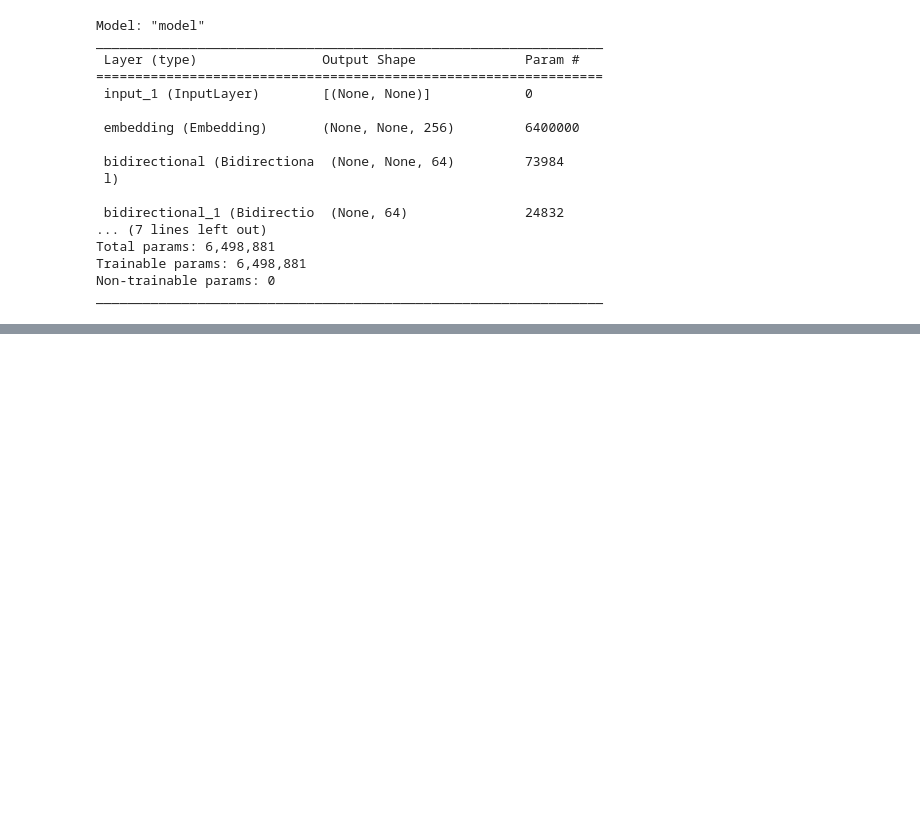
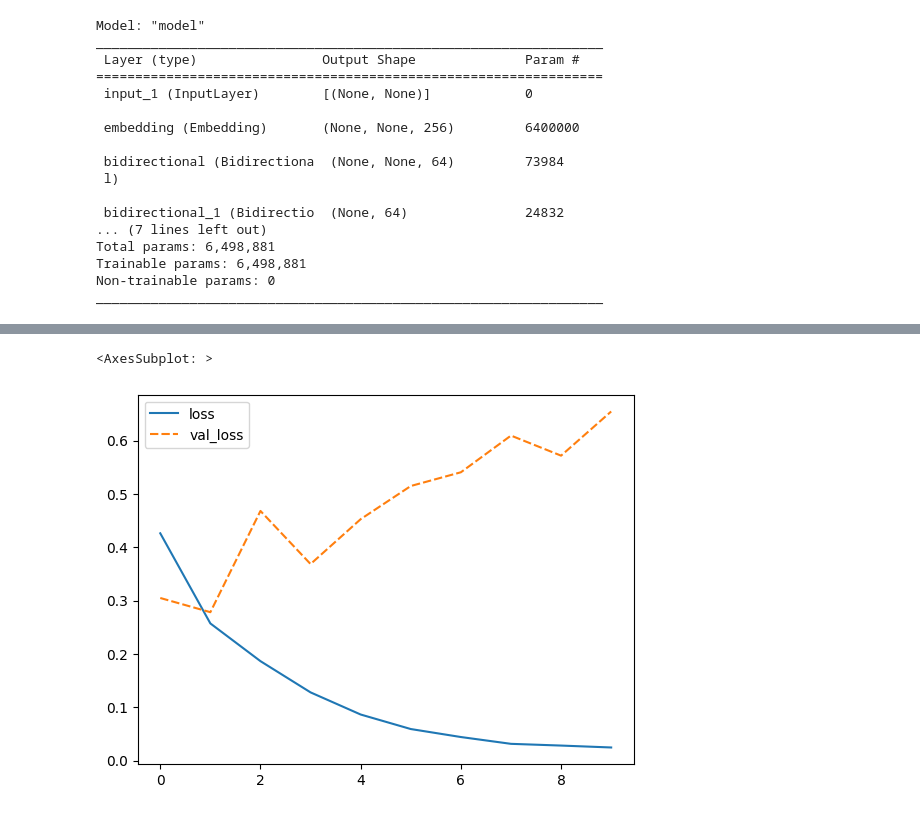
Before and after one commit to ahanaf019/Text-Classification-Deep-Learning, a Jupyter notebook: Bidirectional-Lstm.ipynb, the cells around one changed output, grey strips where cells are left out. Cells and saved outputs as stored; diff of their text form; code cells hidden in the pictures; blank space fills up the shorter version.

Commit message:
Trained Bidirectional-LSTM from scratch

```diff
--- a/Bidirectional-Lstm.ipynb
+++ b/Bidirectional-Lstm.ipynb
@@ -46,7 +47,7 @@ int_test_ds = test_ds.map(lambda x, y: (text_vectorizer(x), y), num_parallel_cal
 # %%
 inputs = keras.Input(shape=(None,), dtype='int64')
 
-embeded = keras.layers.Embedding(input_dim=max_tokens, output_dim=256)(inputs)
+embeded = keras.layers.Embedding(input_dim=max_tokens, output_dim=256, mask_zero=True)(inputs)
 
 x = keras.layers.Bidirectional(keras.layers.LSTM(32, return_sequences=True))(embeded)
 x = keras.layers.Bidirectional(keras.layers.LSTM(32))(x)
@@ -56,7 +57,7 @@ outputs = keras.layers.Dense(1, activation='sigmoid')(x)
 
 model = keras.Model(inputs, outputs)
 model.compile(
-    optimizer='rmsprop',
+    optimizer=keras.optimizers.RMSprop(learning_rate=0.001),
     loss='binary_crossentropy',
     metrics=['accuracy'],
 )
@@ -80,5 +81,3 @@ Total params: 6,498,881
 Trainable params: 6,498,881
 Non-trainable params: 0
 _________________________________________________________________
-# %%
-model.fit(int_train_ds, validation_data=int_val_ds, batch_size=64, epochs=10, callbacks=[keras.callbacks.ModelCheckpoint('checkpoints/bilstm.h5', save_weights_only=True)])
@@ -107,2 +83,0 @@ Epoch 10/10
-# %%
-model.fit(int_train_ds, validation_data=int_val_ds, batch_size=64, epochs=10, callbacks=[keras.callbacks.ModelCheckpoint('checkpoints/2-layer-bilstm.h5', save_weights_only=True)])
@@ -130,0 +84,7 @@ Epoch 10/10
+# %%
+callbacks = [
+    keras.callbacks.ModelCheckpoint('checkpoints/2-layer_bilstm.h5', save_weights_only=True),
+    keras.callbacks.ReduceLROnPlateau(factor=0.5)
+]
+
+history = model.fit(int_train_ds, validation_data=int_val_ds, batch_size=128, epochs=10, callbacks=callbacks)
@@ -130,0 +112,5 @@ Epoch 10/10
+# %%
+sns.lineplot(data={'loss': history.history['loss'], 'val_loss': history.history['val_loss']})
+# %% [output]
+<AxesSubplot: >
+[figure, added]
```
Also changed, not shown: parts of 8 cells of this notebook.
